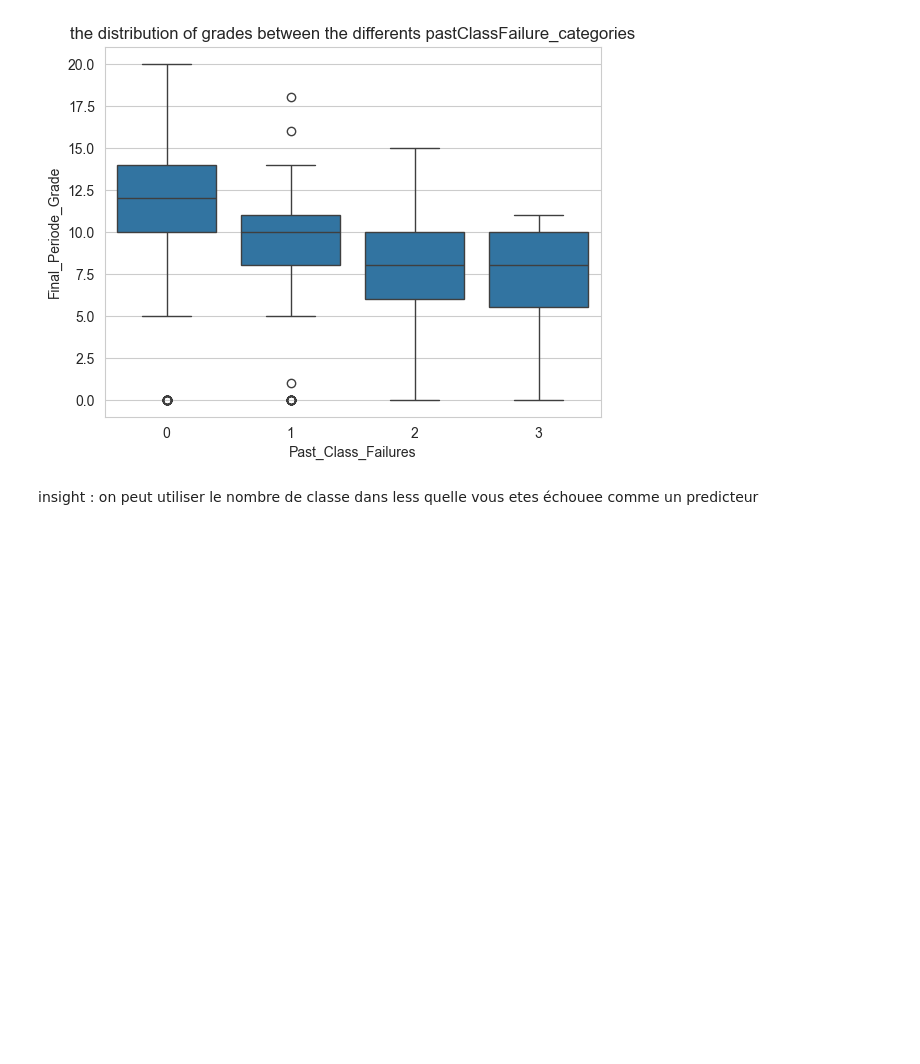
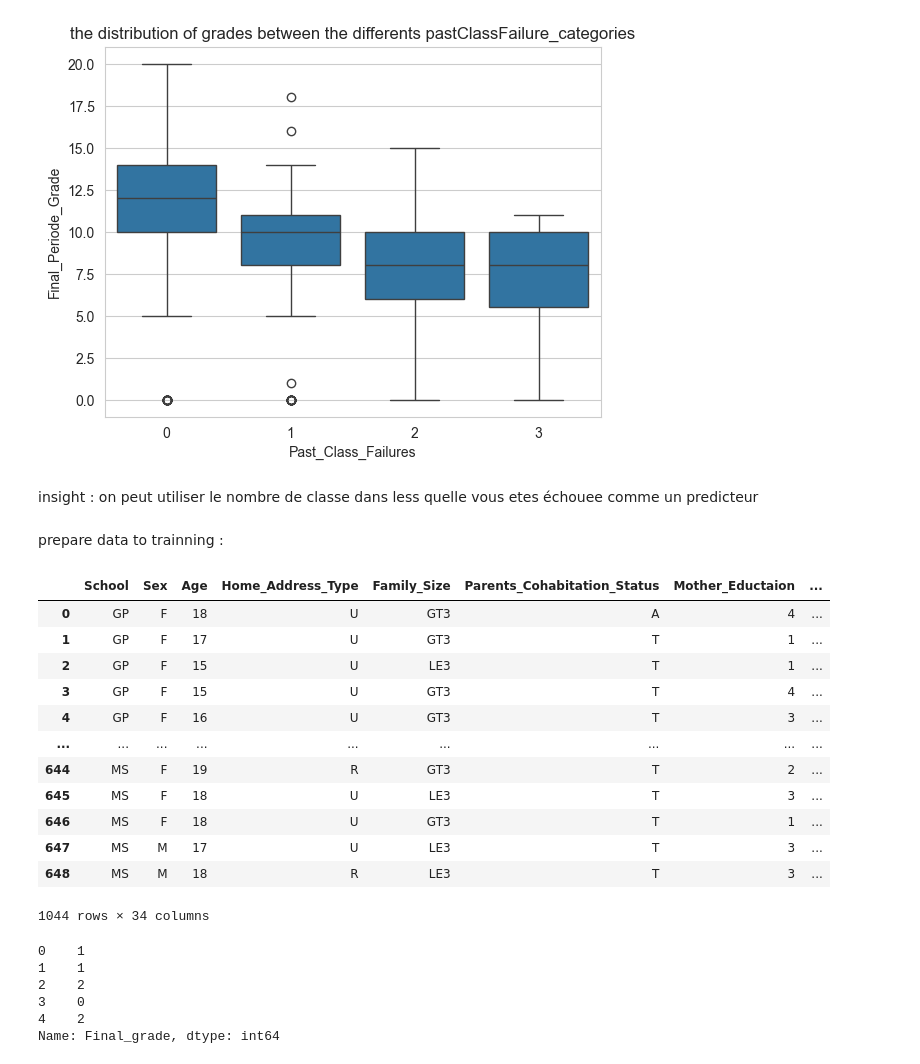
Before and after one commit to AyoubSamy/performance_student_analysis_project, a Jupyter notebook: notebook/notbook1.ipynb, the cells around one changed output. Cells and saved outputs as stored; diff of their text form; code cells hidden in the pictures; blank space fills up the shorter version.

```diff
--- a/notebook/notbook1.ipynb
+++ b/notebook/notbook1.ipynb
@@ -399,3 +402,36 @@ Text(0.5, 1.0, 'the distribution of grades between the differents pastClassFailu
 [figure]
 # %% [markdown]
 insight : on peut utiliser le nombre de classe dans less quelle vous etes échouee comme un predicteur
+# %% [markdown]
+prepare data to trainning :
+# %%
+# create dataframe dfd for classification
+dfd = df.copy()
+dfd = dfd.drop([ 'Final_Periode_Grade'], axis=1)
+dfd
+# %% [output]
+|  | School | Sex | Age | Home_Address_Type | Family_Size | Parents_Cohabitation_Status | Mother_Eductaion | ... |
+| 0 | GP | F | 18 | U | GT3 | A | 4 | ... |
+| 1 | GP | F | 17 | U | GT3 | T | 1 | ... |
+| 2 | GP | F | 15 | U | LE3 | T | 1 | ... |
+| 3 | GP | F | 15 | U | GT3 | T | 4 | ... |
+| 4 | GP | F | 16 | U | GT3 | T | 3 | ... |
+| ... | ... | ... | ... | ... | ... | ... | ... | ... |
+| 644 | MS | F | 19 | R | GT3 | T | 2 | ... |
+| 645 | MS | F | 18 | U | LE3 | T | 3 | ... |
+| 646 | MS | F | 18 | U | GT3 | T | 1 | ... |
+| 647 | MS | M | 17 | U | LE3 | T | 3 | ... |
+| 648 | MS | M | 18 | R | LE3 | T | 3 | ... |
+1044 rows × 34 columns
+# %%
+## label encode final_grade
+le = preprocessing.LabelEncoder()
+dfd.Final_grade = le.fit_transform(dfd.Final_grade)
+dfd.Final_grade.head()
+# %% [output]
+0    1
+1    1
+2    2
+3    0
+4    2
+Name: Final_grade, dtype: int64
```
Also changed, not shown: parts of 10 cells of this notebook, 1 other file.
